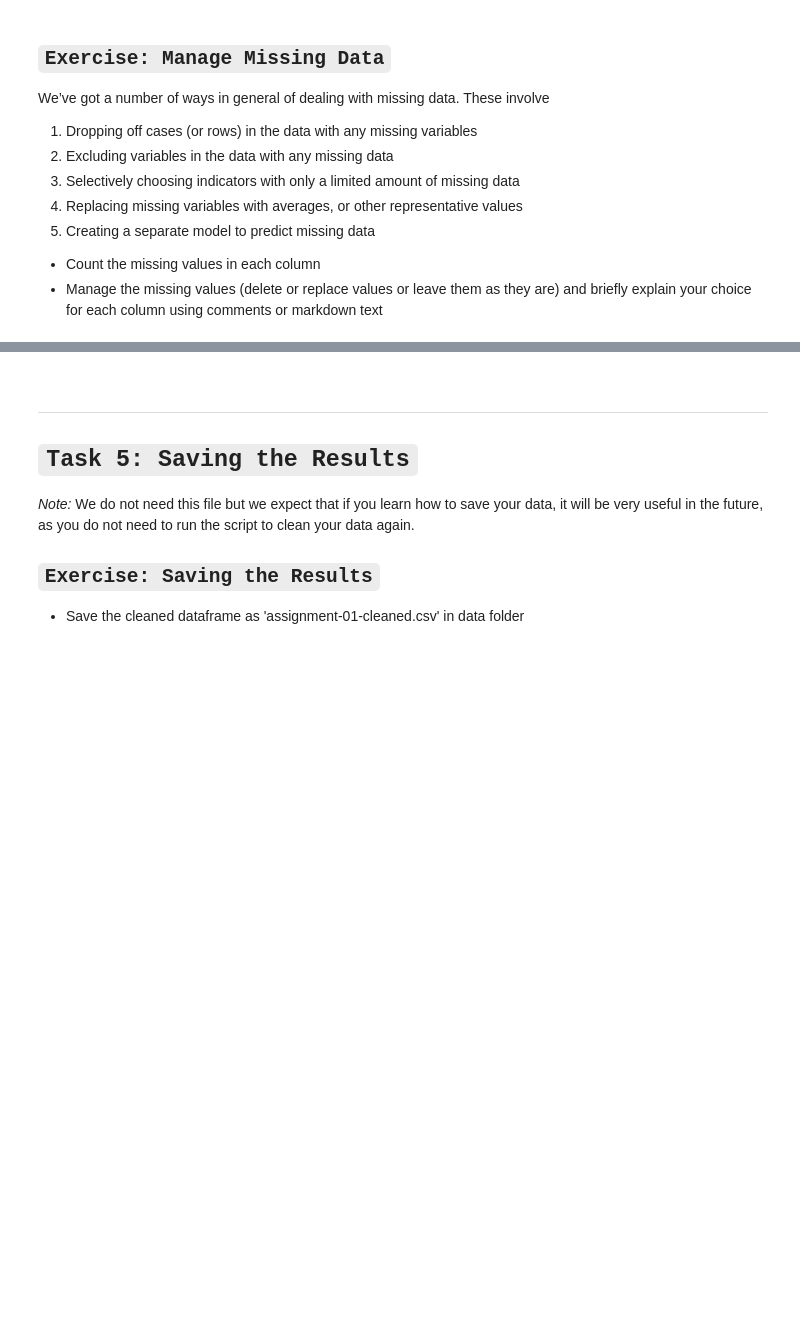
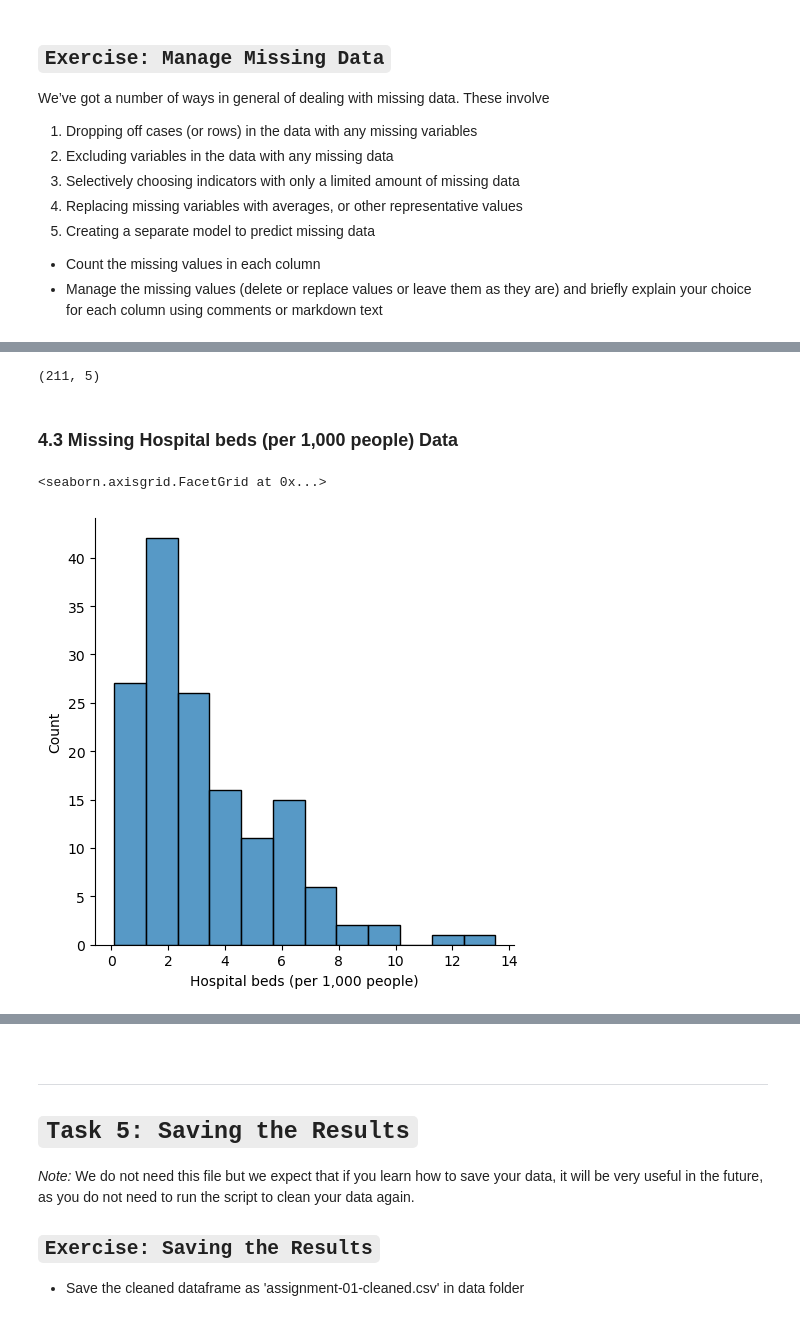
Before and after one commit to alex-dietz/intro-data-science, a Jupyter notebook: assignment-01/alexander_dietz_01.ipynb, the cells around one changed output, grey strips where cells are left out. Saved outputs shown, nothing was run; the diff lists cells and outputs as text; code cells hidden in the pictures; blank space fills up the shorter version.

```diff
--- a/assignment-01/alexander_dietz_01.ipynb
+++ b/assignment-01/alexander_dietz_01.ipynb
@@ -559,0 +580,5 @@ None
+# %%
+#Set the value of 2010 to the value in 2013
+wdi_data_subset_for_selected_year_pivot.loc['SOM','GDP (current US$)'] = wdi_data_subset.loc[(wdi_data_subset['Country Code']== 'SOM') & (wdi_data_subset['Indicator Code']== 'NY.GDP.MKTP.CD'),'2013'].values[0]
+#Check if the value is set and not nan anymore
+wdi_data_subset_for_selected_year_pivot.loc['SOM','GDP (current US$)']
@@ -559,0 +589,2 @@ None
+# %%
+wdi_data_subset_for_selected_year_pivot = wdi_data_subset_for_selected_year_pivot[wdi_data_subset_for_selected_year_pivot['GDP (current US$)'].notna()]
@@ -559,0 +651,2 @@ None
+# %%
+wdi_data_subset_for_selected_year_pivot.loc['LIE','Incidence of tuberculosis (per 100,000 people)'] = wdi_data_subset.loc[(wdi_data_subset['Country Code']== 'CHE') & (wdi_data_subset['Indicator Code']== 'SH.TBS.INCD'),'2010'].values[0]
@@ -559,0 +655,3 @@ None
+# %%
+wdi_data_subset_for_selected_year_pivot = wdi_data_subset_for_selected_year_pivot[wdi_data_subset_for_selected_year_pivot['Incidence of tuberculosis (per 100,000 people)'].notna()]
+print((wdi_data_subset_for_selected_year_pivot.isnull().sum()).sort_values(ascending=False))
@@ -559,0 +666,11 @@ None
+# %%
+wdi_data_subset_for_selected_year_pivot.shape
+# %% [output]
+(211, 5)
+# %% [markdown]
+### 4.3 Missing Hospital beds (per 1,000 people) Data
+# %%
+sns.displot(wdi_data_subset_for_selected_year_pivot['Hospital beds (per 1,000 people)'])
+# %% [output]
+<seaborn.axisgrid.FacetGrid at 0x...>
+[figure, added]
```
Also changed, not shown: parts of 73 cells of this notebook.
